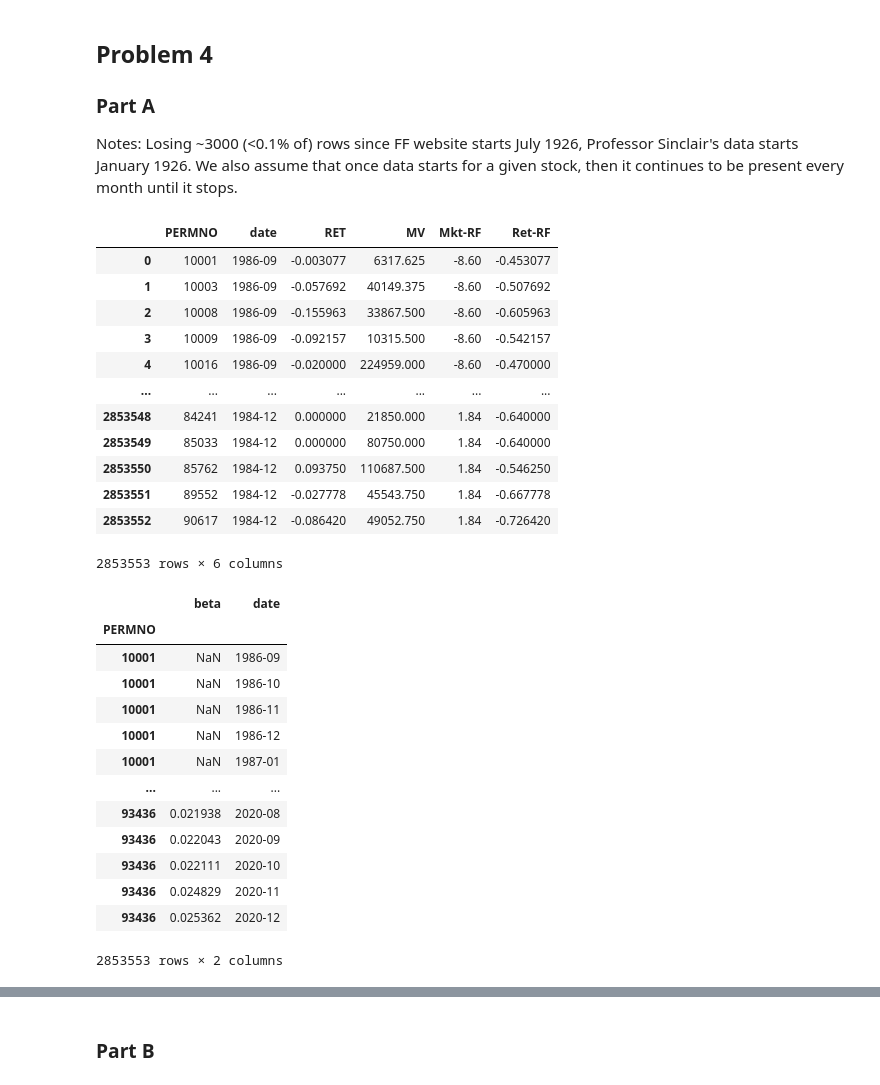
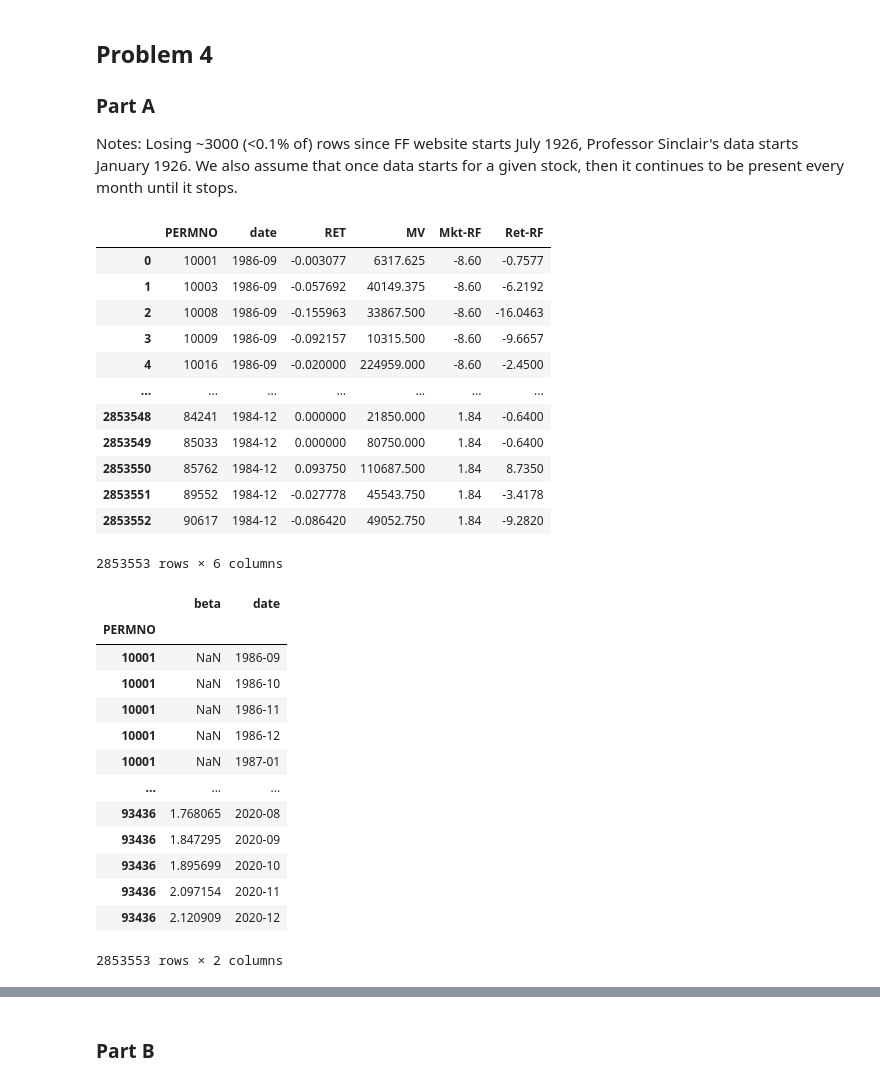
Before and after one commit to KMcCand/Hedge_Funds_Caltech, a Jupyter notebook: BEM114 HW2/BEM114_HW2_Andrew_Daniel_Kyle.ipynb, the cells around one changed output, grey strips where cells are left out. Cells and saved outputs as stored; diff of their text form; code cells hidden in the pictures.

```diff
--- a/BEM114 HW2/BEM114_HW2_Andrew_Daniel_Kyle.ipynb
+++ b/BEM114 HW2/BEM114_HW2_Andrew_Daniel_Kyle.ipynb
@@ -595,22 +595,22 @@ Notes: Losing ~3000 (<0.1% of) rows since FF website starts July 1926, Professor
 # %%
 # Merge ff3 data and edit columns
 df_merged = pd.merge(df, ff3, how='inner', on=['date'])
-df_merged['Ret-RF'] = df_merged['RET'] - df_merged['RF']
+df_merged['Ret-RF'] = df_merged['RET']*100 - df_merged['RF']
 df_merged = df_merged.drop(['SHRCD', 'EXCHCD', 'PRC', 'SHROUT', 'SMB', 'HML', 'RF'], axis=1)
 df_merged
 # %% [output]
 |  | PERMNO | date | RET | MV | Mkt-RF | Ret-RF |
-| 0 | 10001 | 1986-09 | -0.003077 | 6317.625 | -8.60 | -0.453077 |
-| 1 | 10003 | 1986-09 | -0.057692 | 40149.375 | -8.60 | -0.507692 |
-| 2 | 10008 | 1986-09 | -0.155963 | 33867.500 | -8.60 | -0.605963 |
-| 3 | 10009 | 1986-09 | -0.092157 | 10315.500 | -8.60 | -0.542157 |
-| 4 | 10016 | 1986-09 | -0.020000 | 224959.000 | -8.60 | -0.470000 |
+| 0 | 10001 | 1986-09 | -0.003077 | 6317.625 | -8.60 | -0.7577 |
+| 1 | 10003 | 1986-09 | -0.057692 | 40149.375 | -8.60 | -6.2192 |
+| 2 | 10008 | 1986-09 | -0.155963 | 33867.500 | -8.60 | -16.0463 |
+| 3 | 10009 | 1986-09 | -0.092157 | 10315.500 | -8.60 | -9.6657 |
+| 4 | 10016 | 1986-09 | -0.020000 | 224959.000 | -8.60 | -2.4500 |
 | ... | ... | ... | ... | ... | ... | ... |
-| 2853548 | 84241 | 1984-12 | 0.000000 | 21850.000 | 1.84 | -0.640000 |
-| 2853549 | 85033 | 1984-12 | 0.000000 | 80750.000 | 1.84 | -0.640000 |
-| 2853550 | 85762 | 1984-12 | 0.093750 | 110687.500 | 1.84 | -0.546250 |
-| 2853551 | 89552 | 1984-12 | -0.027778 | 45543.750 | 1.84 | -0.667778 |
-| 2853552 | 90617 | 1984-12 | -0.086420 | 49052.750 | 1.84 | -0.726420 |
+| 2853548 | 84241 | 1984-12 | 0.000000 | 21850.000 | 1.84 | -0.6400 |
+| 2853549 | 85033 | 1984-12 | 0.000000 | 80750.000 | 1.84 | -0.6400 |
+| 2853550 | 85762 | 1984-12 | 0.093750 | 110687.500 | 1.84 | 8.7350 |
+| 2853551 | 89552 | 1984-12 | -0.027778 | 45543.750 | 1.84 | -3.4178 |
+| 2853552 | 90617 | 1984-12 | -0.086420 | 49052.750 | 1.84 | -9.2820 |
 2853553 rows × 6 columns
 # %%
 # Applies the rolling ols and returns the betas where there are enough months
@@ -643,11 +643,11 @@ beta_i_t
 | 10001 | NaN | 1986-12 |
 | 10001 | NaN | 1987-01 |
 | ... | ... | ... |
-| 93436 | 0.021938 | 2020-08 |
-| 93436 | 0.022043 | 2020-09 |
-| 93436 | 0.022111 | 2020-10 |
-| 93436 | 0.024829 | 2020-11 |
-| 93436 | 0.025362 | 2020-12 |
+| 93436 | 1.768065 | 2020-08 |
+| 93436 | 1.847295 | 2020-09 |
+| 93436 | 1.895699 | 2020-10 |
+| 93436 | 2.097154 | 2020-11 |
+| 93436 | 2.120909 | 2020-12 |
 2853553 rows × 2 columns
 # %%
 # Merge betas into df and drop NaN betas
```
Also changed, not shown: parts of 15 cells of this notebook, 3 other files.
